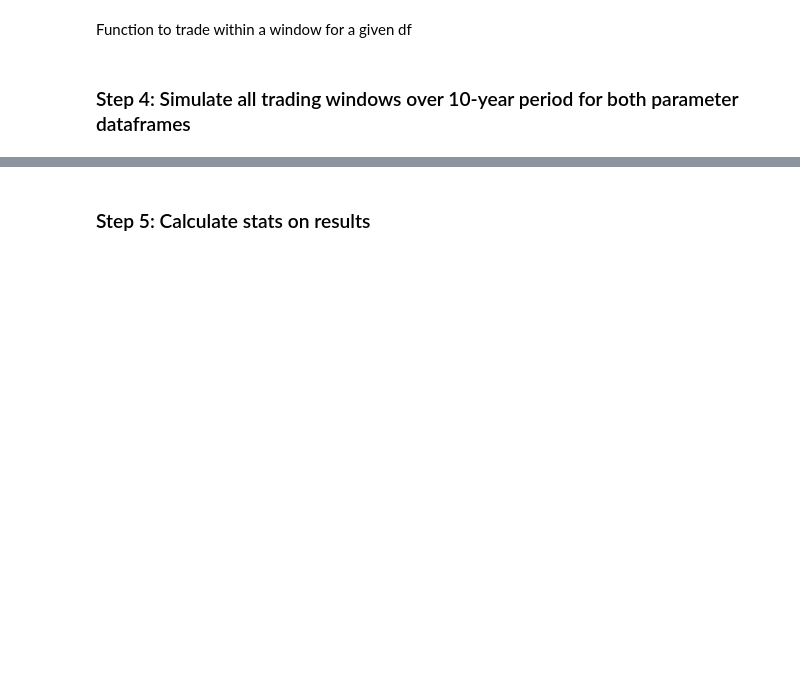
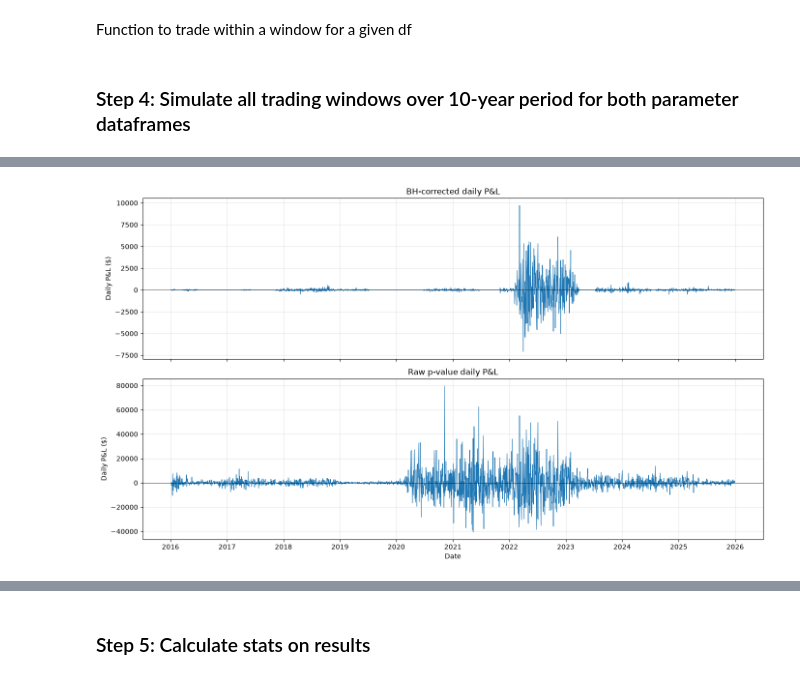
Before and after one commit to nolanjparker/SnP500-Pairs-Trading-Backtest, a Jupyter notebook: 03_strategy_backtest.ipynb, the cells around one changed output, grey strips where cells are left out. Drawn from its saved outputs; the diff is of its cells as text; code cells hidden in the pictures; blank space fills up the shorter version.

Commit message:
Daily pnl tracking & some graphs

```diff
--- a/03_strategy_backtest.ipynb
+++ b/03_strategy_backtest.ipynb
@@ -402,26 +459,39 @@ def simulate_trading_window(open_positions, trade_history, missing_price_events,
 ### Step 4: Simulate all trading windows over 10-year period for both parameter dataframes
 # %%
 def simulate_all_windows(params_df, start_date, end_date):
+    gross_cash_deployed = 0
     open_positions = {}
     trade_history = []
     missing_price_events = []
+    pnl_values = []
 
     formation_end = pd.Timestamp(start_date)
     end_date = pd.Timestamp(end_date)
 
+    tomorrow_pnl = 0
     while formation_end < end_date:
-        simulate_trading_window(open_positions, trade_history, missing_price_events, params_df, formation_end)
+        gross_cash_deployed, tomorrow_pnl, window_pnl_values = simulate_trading_window(tomorrow_pnl, gross_cash_deployed, open_positions, trade_history, missing_price_events, params_df, formation_end)
+        pnl_values.extend(window_pnl_values)
         formation_end += pd.DateOffset(months=1)
 
-    return open_positions, trade_history, missing_price_events
+    last_value = pnl_values[-1]
+    pnl_values[-1] = (last_value[0], last_value[1] + tomorrow_pnl)
+
+    cummulative_pnl = []
+    total_pnl = 0
+    for day, pnl in pnl_values:
+        total_pnl += pnl
+        cummulative_pnl.append((day, total_pnl))
+
+    return open_positions, trade_history, missing_price_events, gross_cash_deployed, pnl_values, cummulative_pnl
 # %%
-bh_left_open, bh_trades, bh_missing = simulate_all_windows(
+bh_left_open, bh_trades, bh_missing, gross_cash_deployed, bh_daily_pnl, bh_cummulative_pnl = simulate_all_windows(
     bh_window_params_df,
     start_date="2016-01-01",
     end_date="2026-01-01",  # exclusive
 )
 # %%
-sig_left_open, sig_trades, sig_missing = simulate_all_windows(
+sig_left_open, sig_trades, sig_missing, gross_cash_deployed, sig_daily_pnl, sig_cummulative_pnl = simulate_all_windows(
     sig_window_params_df,
     start_date="2016-01-01",
     end_date="2026-01-01",  # exclusive
@@ -431,0 +506,22 @@ sig_trades_df = pd.DataFrame(sig_trades)
+# %%
+bh_pnl_df = pd.DataFrame(bh_daily_pnl, columns=["date", "daily_pnl"]).set_index("date")
+sig_pnl_df = pd.DataFrame(sig_daily_pnl, columns=["date", "daily_pnl"]).set_index("date")
+
+fig, axes = plt.subplots(2, 1, figsize=(14, 8), sharex=True)
+
+for ax, pnl_df, title in zip(
+    axes,
+    [bh_pnl_df, sig_pnl_df],
+    ["BH-corrected daily P&L", "Raw p-value daily P&L"]
+):
+    ax.plot(pnl_df.index, pnl_df["daily_pnl"], linewidth=0.8)
+    ax.axhline(0, color="black", linewidth=0.5)
+    ax.set_title(title)
+    ax.set_ylabel("Daily P&L ($)")
+    ax.grid(alpha=0.3)
+
+axes[-1].set_xlabel("Date")
+plt.tight_layout()
+plt.show()
+# %% [output]
+[figure, added]
```
Also changed, not shown: parts of 7 cells of this notebook, 2 other files.
